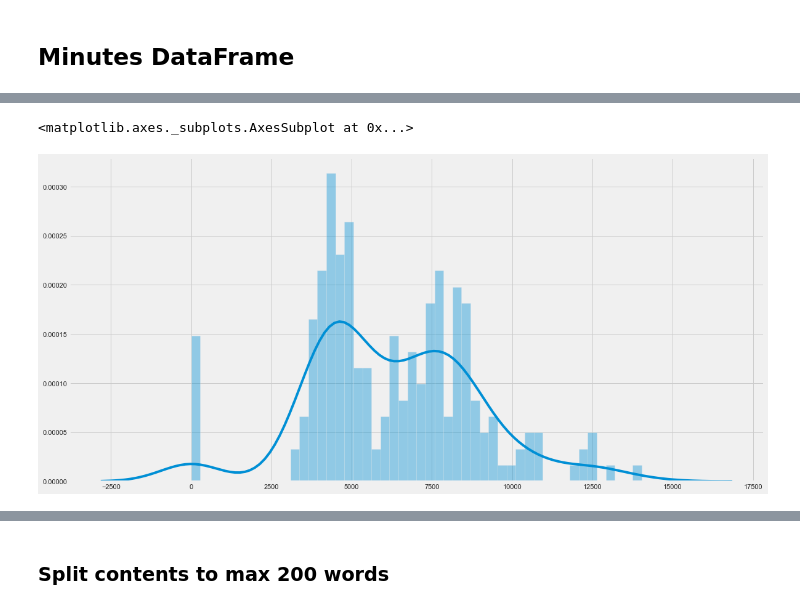
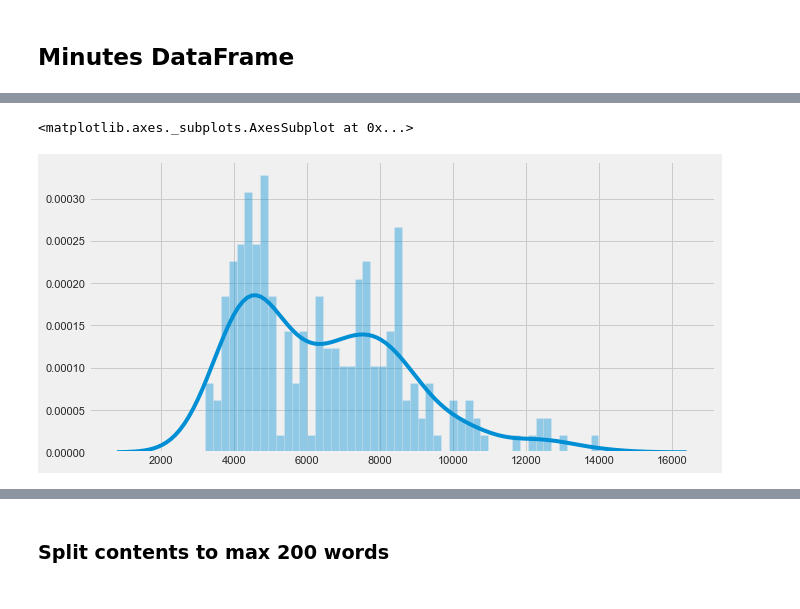
Before and after one commit to yukit-k/centralbank_analysis, a Jupyter notebook: src/FOMC_Analysis_Preprocess.ipynb, the cells around one changed output, grey strips where cells are left out. Saved outputs shown, nothing was run; the diff lists cells and outputs as text; code cells hidden in the pictures.

```diff
--- a/src/FOMC_Analysis_Preprocess.ipynb
+++ b/src/FOMC_Analysis_Preprocess.ipynb
@@ -1366,0 +1465,21 @@ minutes_df.tail(10)
+# %%
+# Reorganize the dataframe
+dict = {
+    'type': "minutes",
+    'date': minutes_df['date'],
+    'title': minutes_df['title'],
+    'speaker': minutes_df['speaker'],
+    'word_count': minutes_df['contents'].map(get_word_count),
+    'decision': minutes_df['date'].map(get_rate_change),
+    'rate': minutes_df['date'].map(get_rate),
+    'next_meeting': minutes_df['date'].map(get_next_meeting_date),
+    'text': minutes_df['contents'].map(lambda x: x.replace('\n','').replace('\r','')),
+    'text_sections': minutes_df['contents'].map(lambda x: x.replace('\n','').replace('\r','').strip().split("[SECTION]")),
+    'org_text': minutes_df['contents']
+}
+
+proc_minutes_df = pd.DataFrame(dict)
+print("No rate decision found: ", proc_minutes_df['decision'].isnull().sum())
+print("Shape of the dataframe: ", proc_minutes_df.shape)
+#proc_minutes_df.dropna(subset=['decision'], axis=0, inplace=True)
+proc_minutes_df.head(10)
@@ -1367,7 +1500,6 @@ minutes_df.tail(10)
 # %%
-add_word_count(minutes_df)
-separate_sections(minutes_df)
-sns.distplot(minutes_df["word_count"].values, bins=50)
+plt.figure(figsize=(10,5))
+sns.distplot(proc_minutes_df["word_count"].values, bins=50)
 # %% [output]
 <matplotlib.axes._subplots.AxesSubplot at 0x...>
-[figure, old version]
+[figure, new version]
```
Also changed, not shown: parts of 137 cells of this notebook.
